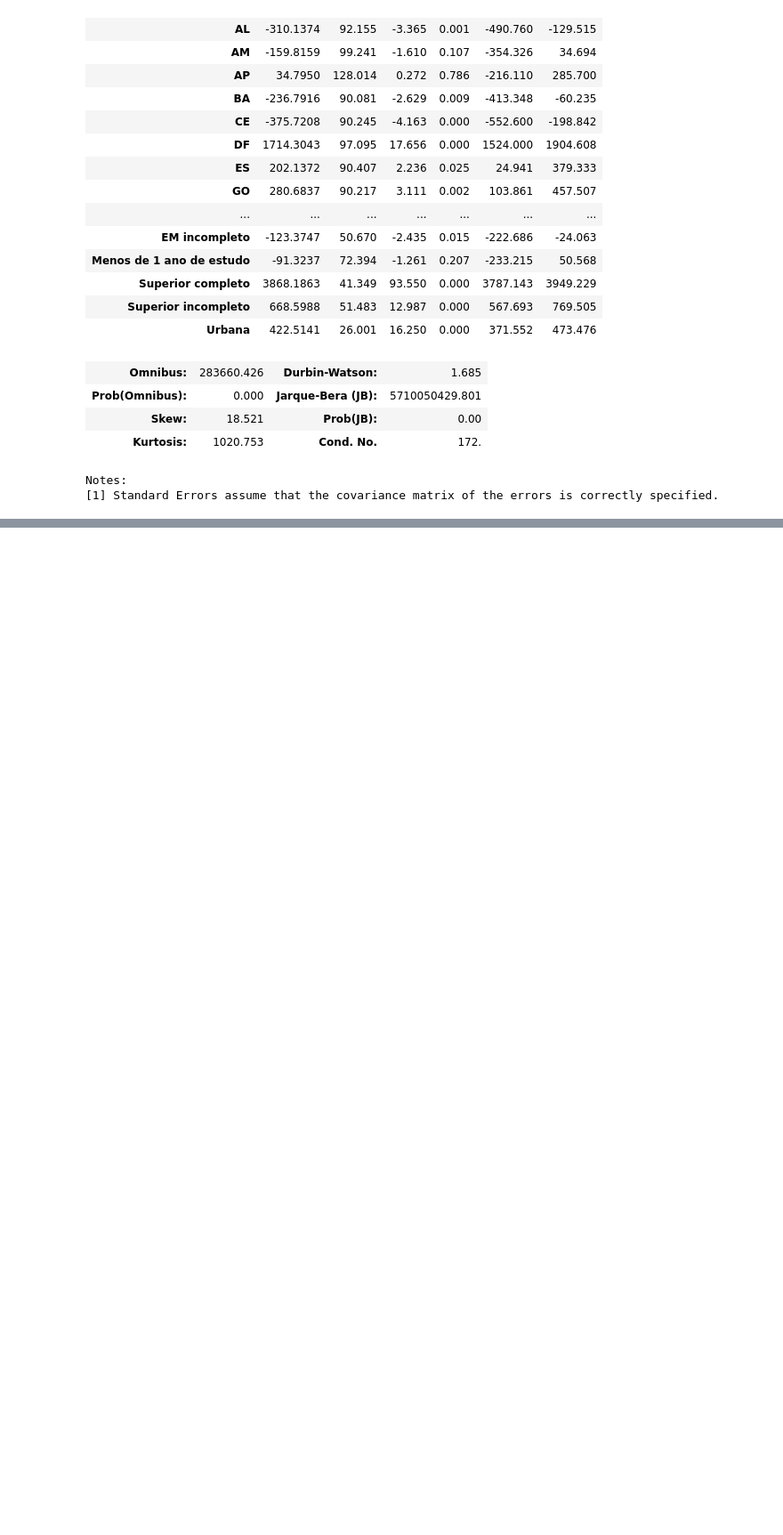
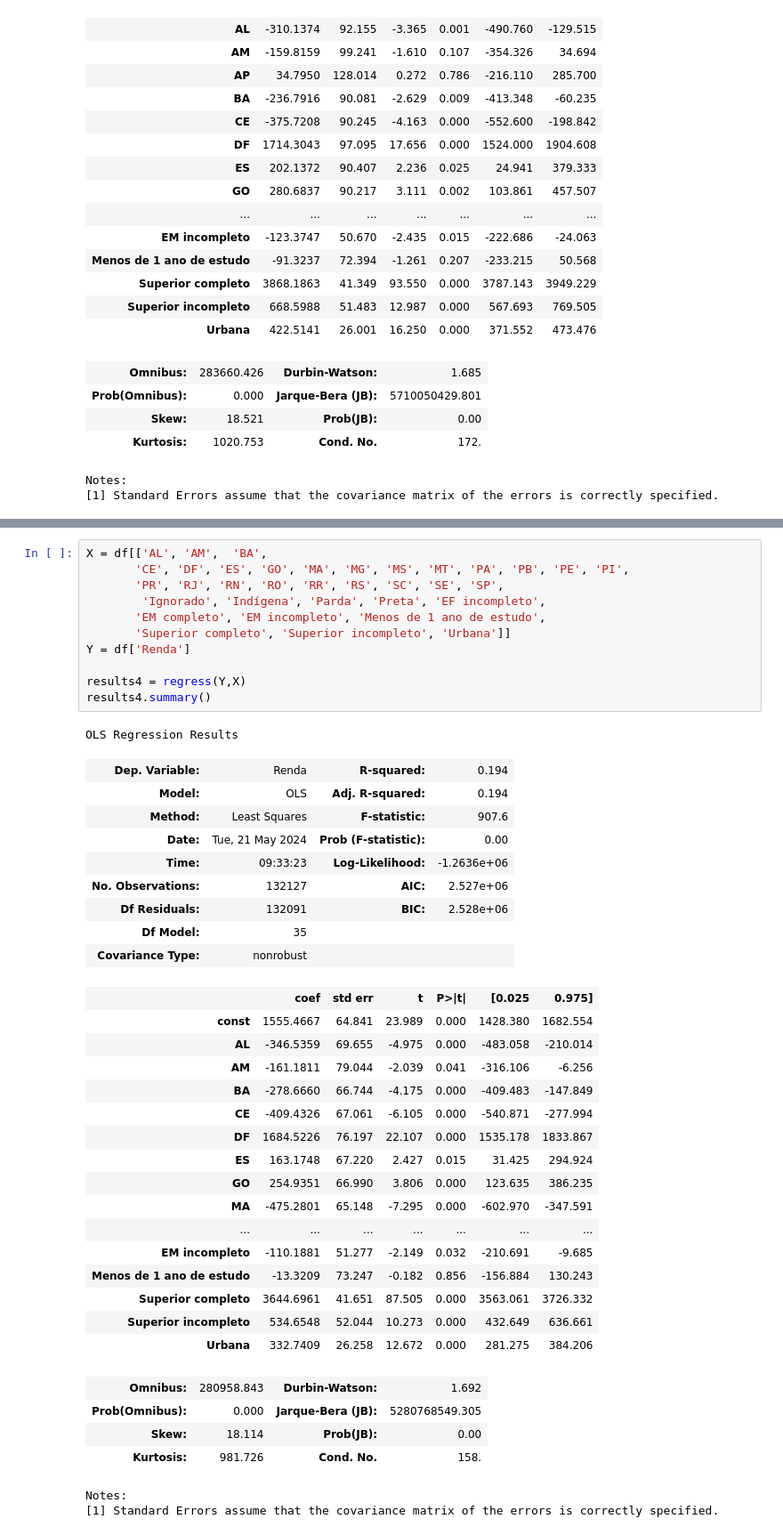
Before and after one commit to guilhermenakama/C_DADOS_PROJETO3, a Jupyter notebook: Database.ipynb, the cells around one changed output, grey strips where cells are left out. Shown: that part at 89% size. Cells and saved outputs as stored; diff of their text form; blank space fills up the shorter version.

```diff
--- a/Database.ipynb
+++ b/Database.ipynb
@@ -447,0 +586,44 @@ Notes:
+# %%
+X = df[['AL', 'AM',  'BA',
+       'CE', 'DF', 'ES', 'GO', 'MA', 'MG', 'MS', 'MT', 'PA', 'PB', 'PE', 'PI',
+       'PR', 'RJ', 'RN', 'RO', 'RR', 'RS', 'SC', 'SE', 'SP',
+        'Ignorado', 'Indígena', 'Parda', 'Preta', 'EF incompleto',
+       'EM completo', 'EM incompleto', 'Menos de 1 ano de estudo',
+       'Superior completo', 'Superior incompleto', 'Urbana']]
+Y = df['Renda']
+
+results4 = regress(Y,X)
+results4.summary()
+# %% [output]
+OLS Regression Results
+| Dep. Variable: | Renda | R-squared: | 0.194 |
+| Model: | OLS | Adj. R-squared: | 0.194 |
+| Method: | Least Squares | F-statistic: | 907.6 |
+| Date: | Tue, 21 May 2024 | Prob (F-statistic): | 0.00 |
+| Time: | 09:33:23 | Log-Likelihood: | -1.2636e+06 |
+| No. Observations: | 132127 | AIC: | 2.527e+06 |
+| Df Residuals: | 132091 | BIC: | 2.528e+06 |
+| Df Model: | 35 |  |  |
+| Covariance Type: | nonrobust |  |  |
+|  | coef | std err | t | P>|t| | [0.025 | 0.975] |
+| const | 1555.4667 | 64.841 | 23.989 | 0.000 | 1428.380 | 1682.554 |
+| AL | -346.5359 | 69.655 | -4.975 | 0.000 | -483.058 | -210.014 |
+| AM | -161.1811 | 79.044 | -2.039 | 0.041 | -316.106 | -6.256 |
+| BA | -278.6660 | 66.744 | -4.175 | 0.000 | -409.483 | -147.849 |
+| CE | -409.4326 | 67.061 | -6.105 | 0.000 | -540.871 | -277.994 |
+| DF | 1684.5226 | 76.197 | 22.107 | 0.000 | 1535.178 | 1833.867 |
+| ES | 163.1748 | 67.220 | 2.427 | 0.015 | 31.425 | 294.924 |
+| GO | 254.9351 | 66.990 | 3.806 | 0.000 | 123.635 | 386.235 |
+| MA | -475.2801 | 65.148 | -7.295 | 0.000 | -602.970 | -347.591 |
+| ... | ... | ... | ... | ... | ... | ... |
+| EM incompleto | -110.1881 | 51.277 | -2.149 | 0.032 | -210.691 | -9.685 |
+| Menos de 1 ano de estudo | -13.3209 | 73.247 | -0.182 | 0.856 | -156.884 | 130.243 |
+| Superior completo | 3644.6961 | 41.651 | 87.505 | 0.000 | 3563.061 | 3726.332 |
+| Superior incompleto | 534.6548 | 52.044 | 10.273 | 0.000 | 432.649 | 636.661 |
+| Urbana | 332.7409 | 26.258 | 12.672 | 0.000 | 281.275 | 384.206 |
+| Omnibus: | 280958.843 | Durbin-Watson: | 1.692 |
+| Prob(Omnibus): | 0.000 | Jarque-Bera (JB): | 5280768549.305 |
+| Skew: | 18.114 | Prob(JB): | 0.00 |
+| Kurtosis: | 981.726 | Cond. No. | 158. |
+Notes:
+[1] Standard Errors assume that the covariance matrix of the errors is correctly specified.
```
Also changed, not shown: parts of 8 cells of this notebook.
